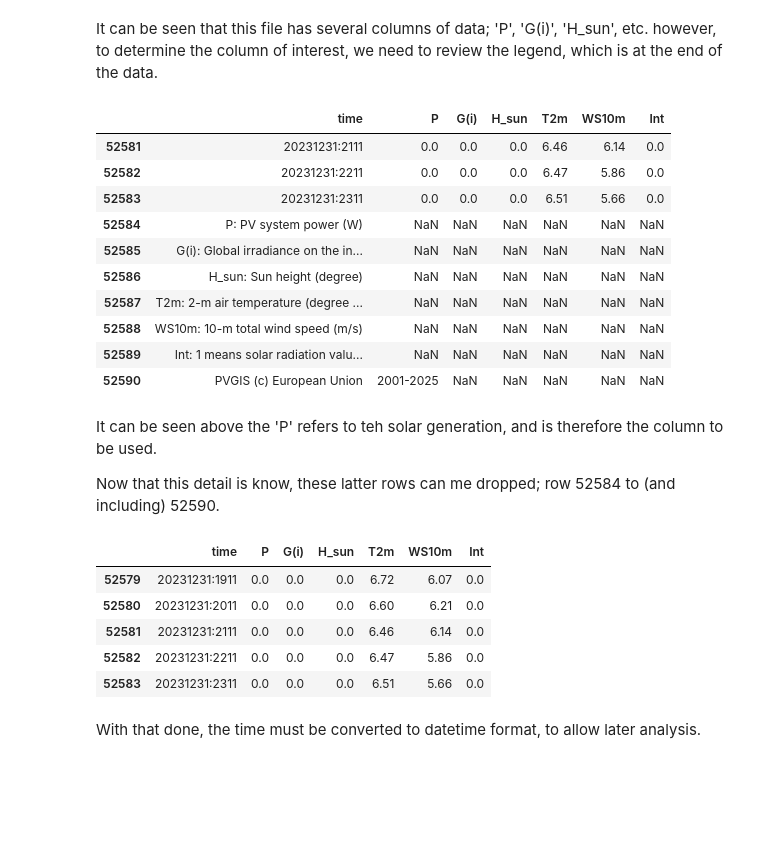
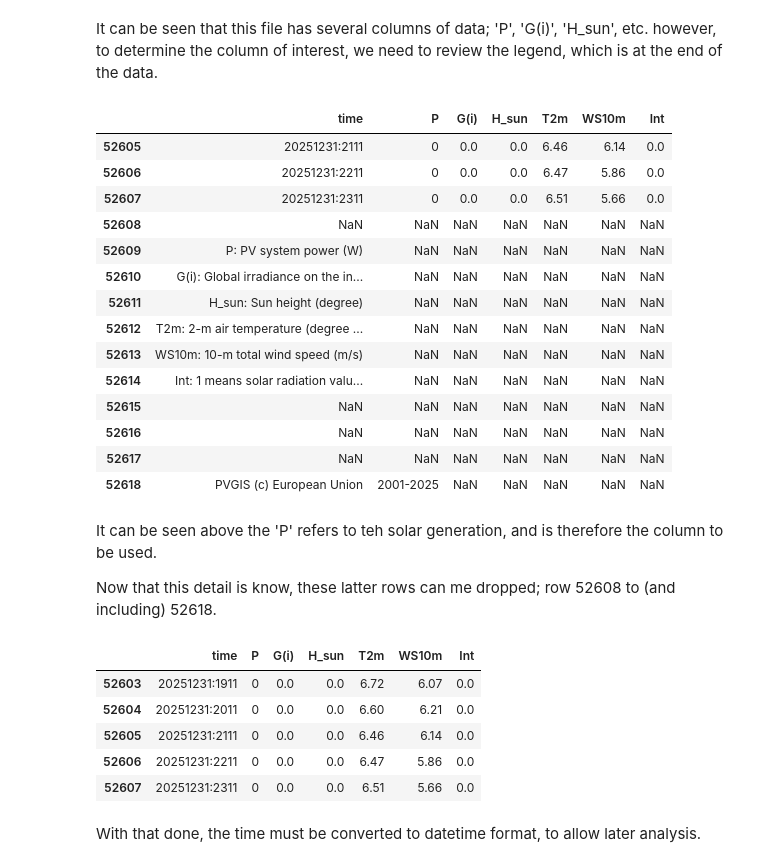
Before and after one commit to danielfinnerty/PFDA, a Jupyter notebook: project/solar_assessment.ipynb, the cells around one changed output. Drawn from its saved outputs; the diff is of its cells as text; code cells hidden in the pictures; blank space fills up the shorter version.

Commit message:
Updated section 3 of solar_assessment

```diff
--- a/project/solar_assessment.ipynb
+++ b/project/solar_assessment.ipynb
@@ -561,37 +560,41 @@ df_gen.head()
 It can be seen that this file has several columns of data; 'P', 'G(i)', 'H_sun', etc. however, to determine the column of interest, we need to review the legend, which is at the end of the data.
 # %%
 # Show last 10 rows.
-df_gen.tail(10)
+df_gen.tail(14)
 # %% [output]
 |  | time | P | G(i) | H_sun | T2m | WS10m | Int |
-| 52581 | 20231231:2111 | 0.0 | 0.0 | 0.0 | 6.46 | 6.14 | 0.0 |
-| 52582 | 20231231:2211 | 0.0 | 0.0 | 0.0 | 6.47 | 5.86 | 0.0 |
-| 52583 | 20231231:2311 | 0.0 | 0.0 | 0.0 | 6.51 | 5.66 | 0.0 |
-| 52584 | P: PV system power (W) | NaN | NaN | NaN | NaN | NaN | NaN |
-| 52585 | G(i): Global irradiance on the in... | NaN | NaN | NaN | NaN | NaN | NaN |
-| 52586 | H_sun: Sun height (degree) | NaN | NaN | NaN | NaN | NaN | NaN |
-| 52587 | T2m: 2-m air temperature (degree ... | NaN | NaN | NaN | NaN | NaN | NaN |
-| 52588 | WS10m: 10-m total wind speed (m/s) | NaN | NaN | NaN | NaN | NaN | NaN |
-| 52589 | Int: 1 means solar radiation valu... | NaN | NaN | NaN | NaN | NaN | NaN |
-| 52590 | PVGIS (c) European Union | 2001-2025 | NaN | NaN | NaN | NaN | NaN |
+| 52605 | 20251231:2111 | 0 | 0.0 | 0.0 | 6.46 | 6.14 | 0.0 |
+| 52606 | 20251231:2211 | 0 | 0.0 | 0.0 | 6.47 | 5.86 | 0.0 |
+| 52607 | 20251231:2311 | 0 | 0.0 | 0.0 | 6.51 | 5.66 | 0.0 |
+| 52608 | NaN | NaN | NaN | NaN | NaN | NaN | NaN |
+| 52609 | P: PV system power (W) | NaN | NaN | NaN | NaN | NaN | NaN |
+| 52610 | G(i): Global irradiance on the in... | NaN | NaN | NaN | NaN | NaN | NaN |
+| 52611 | H_sun: Sun height (degree) | NaN | NaN | NaN | NaN | NaN | NaN |
+| 52612 | T2m: 2-m air temperature (degree ... | NaN | NaN | NaN | NaN | NaN | NaN |
+| 52613 | WS10m: 10-m total wind speed (m/s) | NaN | NaN | NaN | NaN | NaN | NaN |
+| 52614 | Int: 1 means solar radiation valu... | NaN | NaN | NaN | NaN | NaN | NaN |
+| 52615 | NaN | NaN | NaN | NaN | NaN | NaN | NaN |
+| 52616 | NaN | NaN | NaN | NaN | NaN | NaN | NaN |
+| 52617 | NaN | NaN | NaN | NaN | NaN | NaN | NaN |
+| 52618 | PVGIS (c) European Union | 2001-2025 | NaN | NaN | NaN | NaN | NaN |
 # %% [markdown]
 It can be seen above the 'P' refers to teh solar generation, and is therefore the column to be used.
 
-Now that this detail is know, these latter rows can me dropped; row 52584 to (and including) 52590.
+Now that this detail is know, these latter rows can me dropped; row 52608 to (and including) 52618.
 # %%
 # Drop rows 52584 to 52590
 # Source: https://stackoverflow.com/questions/61673097/dropping-multiple-ranges-of-rows-in-a-pandas-dataframe
-df_gen.drop(df_gen.iloc[52584:52591].index, inplace=True)
+df_gen.drop(df_gen.iloc[52608:52619].index, inplace=True)
 
 # Show last 5 rows
 df_gen.tail()
 # %% [output]
 |  | time | P | G(i) | H_sun | T2m | WS10m | Int |
-| 52579 | 20231231:1911 | 0.0 | 0.0 | 0.0 | 6.72 | 6.07 | 0.0 |
-| 52580 | 20231231:2011 | 0.0 | 0.0 | 0.0 | 6.60 | 6.21 | 0.0 |
-| 52581 | 20231231:2111 | 0.0 | 0.0 | 0.0 | 6.46 | 6.14 | 0.0 |
-| 52582 | 20231231:2211 | 0.0 | 0.0 | 0.0 | 6.47 | 5.86 | 0.0 |
-| 52583 | 20231231:2311 | 0.0 | 0.0 | 0.0 | 6.51 | 5.66 | 0.0 |
+| 52603 | 20251231:1911 | 0 | 0.0 | 0.0 | 6.72 | 6.07 | 0.0 |
+| 52604 | 20251231:2011 | 0 | 0.0 | 0.0 | 6.60 | 6.21 | 0.0 |
+| 52605 | 20251231:2111 | 0 | 0.0 | 0.0 | 6.46 | 6.14 | 0.0 |
+| 52606 | 20251231:2211 | 0 | 0.0 | 0.0 | 6.47 | 5.86 | 0.0 |
+| 52607 | 20251231:2311 | 0 | 0.0 | 0.0 | 6.51 | 5.66 | 0.0 |
 # %% [markdown]
 With that done, the time must be converted to datetime format, to allow later analysis.
 # %%
```
Also changed, not shown: parts of 30 cells of this notebook, 2 other files.
